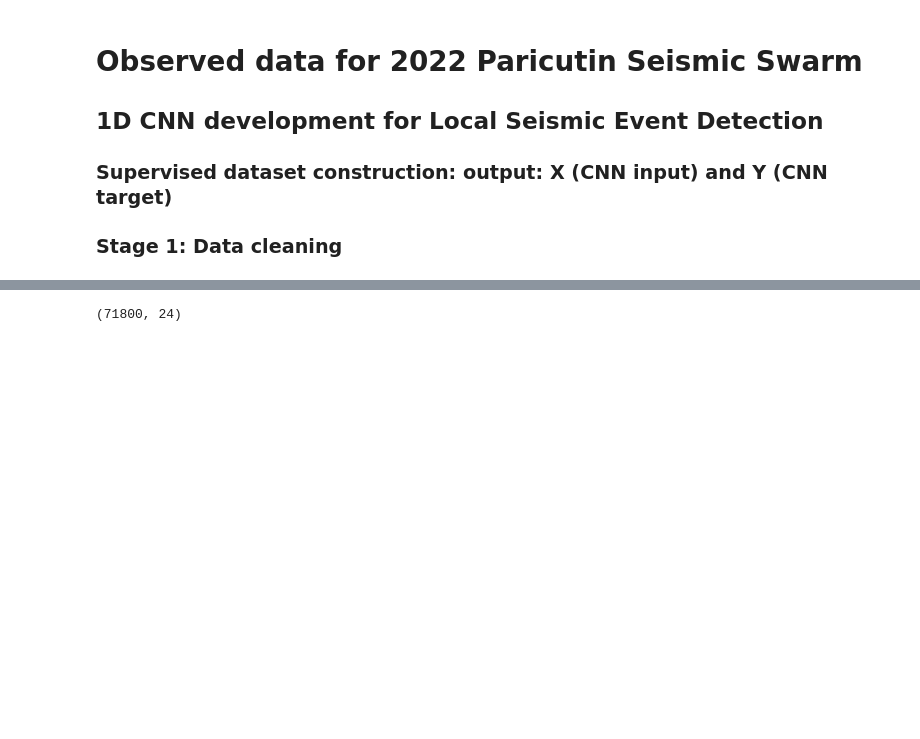
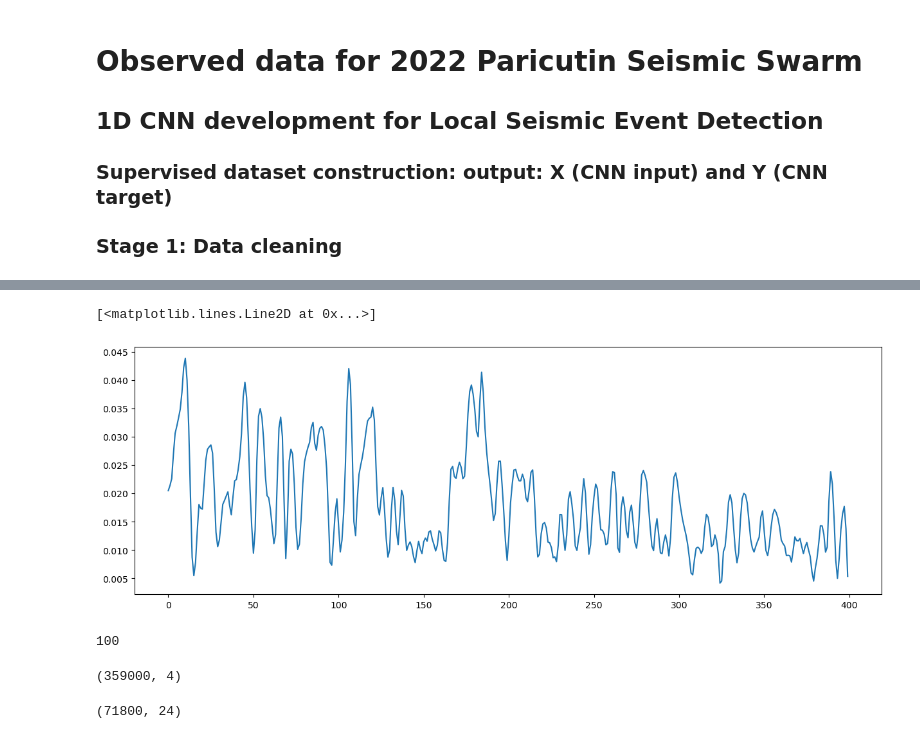
Before and after one commit to KevinVarZ7/SeismoAI, a Jupyter notebook: CNN1D_Paricutin_Matlab_Data_v1.3.ipynb, the cells around one changed output, grey strips where cells are left out. Cells and saved outputs as stored; diff of their text form; code cells hidden in the pictures; blank space fills up the shorter version.

```diff
--- a/CNN1D_Paricutin_Matlab_Data_v1.3.ipynb
+++ b/CNN1D_Paricutin_Matlab_Data_v1.3.ipynb
@@ -610,0 +817,6 @@ signal_for_noise['2022_09_02_01_sig0'].shape
+# %%
+fig = plt.figure(figsize = [15,5])
+plt.plot(noise[20,:])
+# %% [output]
+[<matplotlib.lines.Line2D at 0x...>]
+[figure, added]
@@ -611,3 +825,12 @@ signal_for_noise['2022_09_02_01_sig0'].shape
+# %%
+ini_fin = Noise_intervals[0]
+ini_fin['03_ini'][0][0]
+# %% [output]
+100
+# %%
+signal_for_noise['2022_09_02_01_sig0'].shape
+# %% [output]
+(359000, 4)
 # %%
 # import time
 # start_time = time.time()
```
Also changed, not shown: parts of 53 cells of this notebook, 2 other files.
